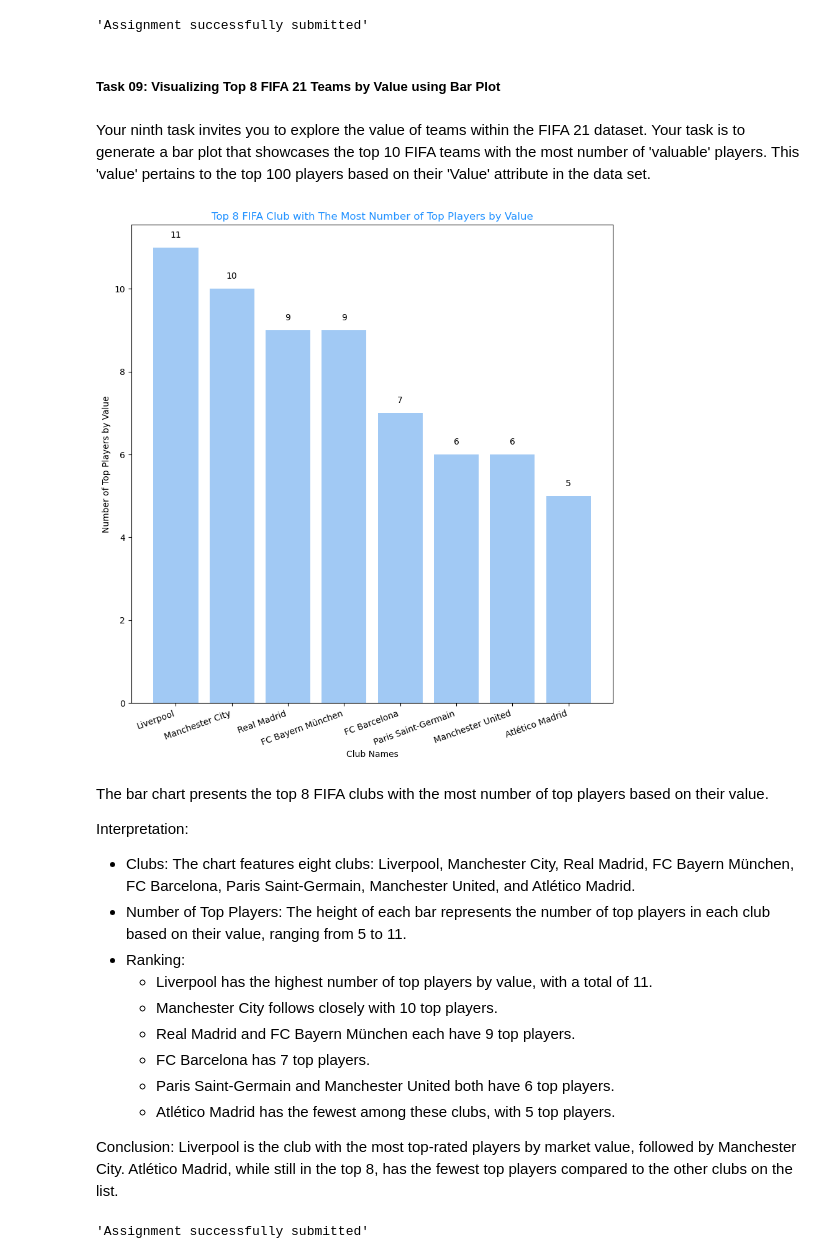
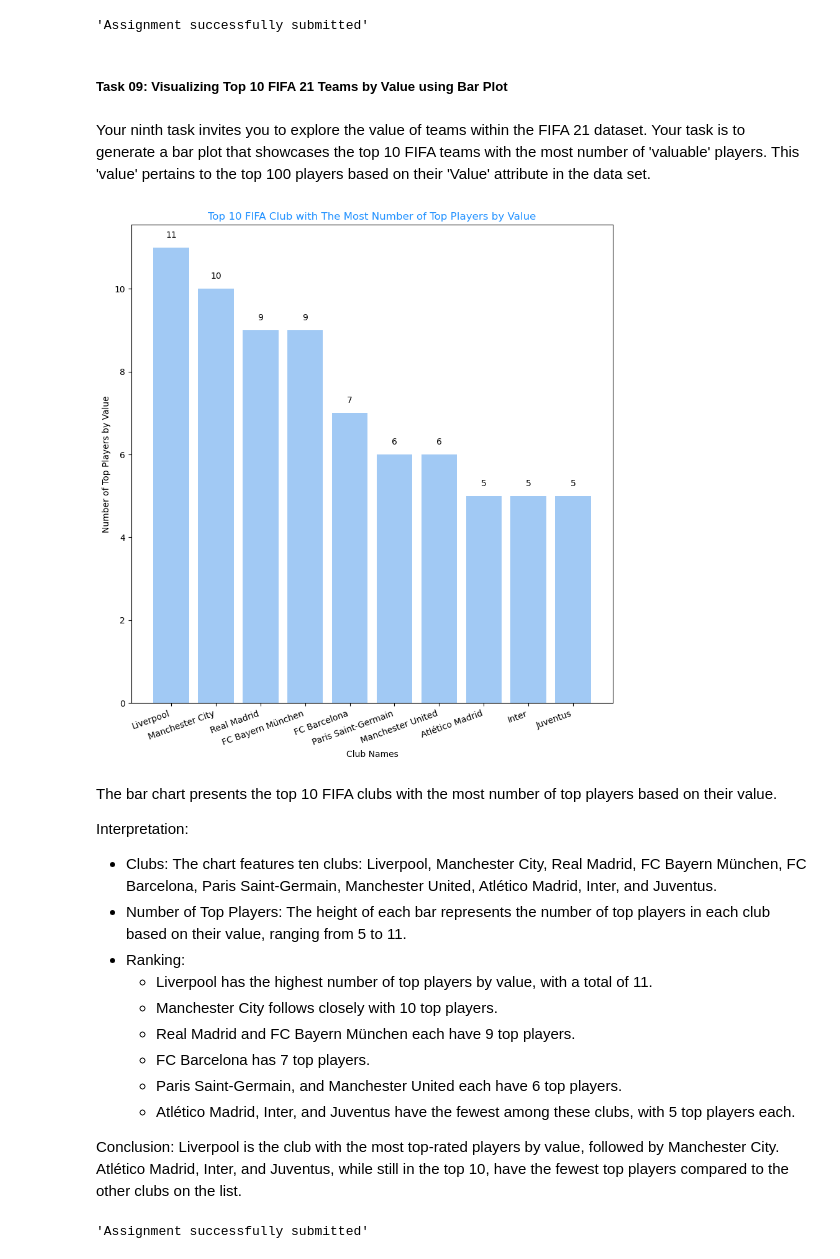
Before and after one commit to wiwiewei18/fifa-21-players-data-visualization, a Jupyter notebook: notebooks/data_visualization.ipynb, the cells around one changed output. Drawn from its saved outputs; the diff is of its cells as text; code cells hidden in the pictures.

Commit message:
fix: wrong visualization for task 9

```diff
--- a/notebooks/data_visualization.ipynb
+++ b/notebooks/data_visualization.ipynb
@@ -174,52 +174,52 @@ Liverpool is the club with the most top-rated players based on their Overall Rat
 # %% [output]
 'Assignment successfully submitted'
 # %% [markdown]
-##### Task 09: Visualizing Top 8 FIFA 21 Teams by Value using Bar Plot
+##### Task 09: Visualizing Top 10 FIFA 21 Teams by Value using Bar Plot
 # %% [markdown]
 Your ninth task invites you to explore the value of teams within the FIFA 21 dataset. Your task is to generate a bar plot that showcases the top 10 FIFA teams with the most number of 'valuable' players. This 'value' pertains to the top 100 players based on their 'Value' attribute in the data set.
 # %%
-# Get Top 8 FIFA 21 Teams by Value
+# Get Top 10 FIFA 21 Teams by Value
 top_100_fifa_players_by_value = fifa_df.sort_values('Value', ascending=False)[:100]
 
-top_8_clubs_with_the_most_top_player = top_100_fifa_players_by_value.groupby('Club')['ID'].count().sort_values(ascending=False)[:8]
+top_10_clubs_with_the_most_top_player = top_100_fifa_players_by_value.groupby('Club')['ID'].count().sort_values(ascending=False)[:10]
 
-top_8_clubs_with_the_most_top_player_name = top_8_clubs_with_the_most_top_player.index
-top_8_clubs_with_the_most_top_player_no_of_top_player = top_8_clubs_with_the_most_top_player.values
+top_10_clubs_with_the_most_top_player_name = top_10_clubs_with_the_most_top_player.index
+top_10_clubs_with_the_most_top_player_no_of_top_player = top_10_clubs_with_the_most_top_player.values
 # %%
-# Visualize Top 8 FIFA 21 Teams by Value using Bar Chart
+# Visualize Top 10 FIFA 21 Teams by Value using Bar Chart
 colors = sns.color_palette('pastel')[0]
 
 plt.figure(figsize=(10, 10))
-bars = plt.bar(top_8_clubs_with_the_most_top_player_name, top_8_clubs_with_the_most_top_player_no_of_top_player, color=colors, width=0.8)
+bars = plt.bar(top_10_clubs_with_the_most_top_player_name, top_10_clubs_with_the_most_top_player_no_of_top_player, color=colors, width=0.8)
 
 for bar in bars:
     yval = bar.get_height()
     plt.text(bar.get_x() + bar.get_width()/2, yval + 0.2, round(yval, 2), ha='center', va='bottom')
 
 plt.xticks(rotation=20, ha='right')
 plt.xlabel('Club Names')
 plt.ylabel('Number of Top Players by Value')
-plt.title('Top 8 FIFA Club with The Most Number of Top Players by Value', color=dodger_blue)
+plt.title('Top 10 FIFA Club with The Most Number of Top Players by Value', color=dodger_blue)
 plt.savefig('../visualization/most-valuable-teams.jpg', format='jpeg')
 plt.show()
 # %% [output]
-[figure, old version]
+[figure, new version]
 # %% [markdown]
-The bar chart presents the top 8 FIFA clubs with the most number of top players based on their value.
+The bar chart presents the top 10 FIFA clubs with the most number of top players based on their value.
 
 Interpretation:
-- Clubs: The chart features eight clubs: Liverpool, Manchester City, Real Madrid, FC Bayern München, FC Barcelona, Paris Saint-Germain, Manchester United, and Atlético Madrid.
+- Clubs: The chart features ten clubs: Liverpool, Manchester City, Real Madrid, FC Bayern München, FC Barcelona, Paris Saint-Germain, Manchester United, Atlético Madrid, Inter, and Juventus.
 - Number of Top Players: The height of each bar represents the number of top players in each club based on their value, ranging from 5 to 11.
 - Ranking:
     - Liverpool has the highest number of top players by value, with a total of 11.
     - Manchester City follows closely with 10 top players.
     - Real Madrid and FC Bayern München each have 9 top players.
     - FC Barcelona has 7 top players.
-    - Paris Saint-Germain and Manchester United both have 6 top players.
-    - Atlético Madrid has the fewest among these clubs, with 5 top players.
+    - Paris Saint-Germain, and Manchester United each have 6 top players.
+    - Atlético Madrid, Inter, and Juventus have the fewest among these clubs, with 5 top players each.
 
 Conclusion:
-Liverpool is the club with the most top-rated players by market value, followed by Manchester City. Atlético Madrid, while still in the top 8, has the fewest top players compared to the other clubs on the list.
+Liverpool is the club with the most top-rated players by value, followed by Manchester City. Atlético Madrid, Inter, and Juventus, while still in the top 10, have the fewest top players compared to the other clubs on the list.
 # %%
 # Submit Task
 # submit_image(student_id, '09. Bar Plot Creation - Top 10 Most Valuable FIFA 21 Teams', '../visualization/most-valuable-teams.jpg')
```
Also changed, not shown: 1 other file.
